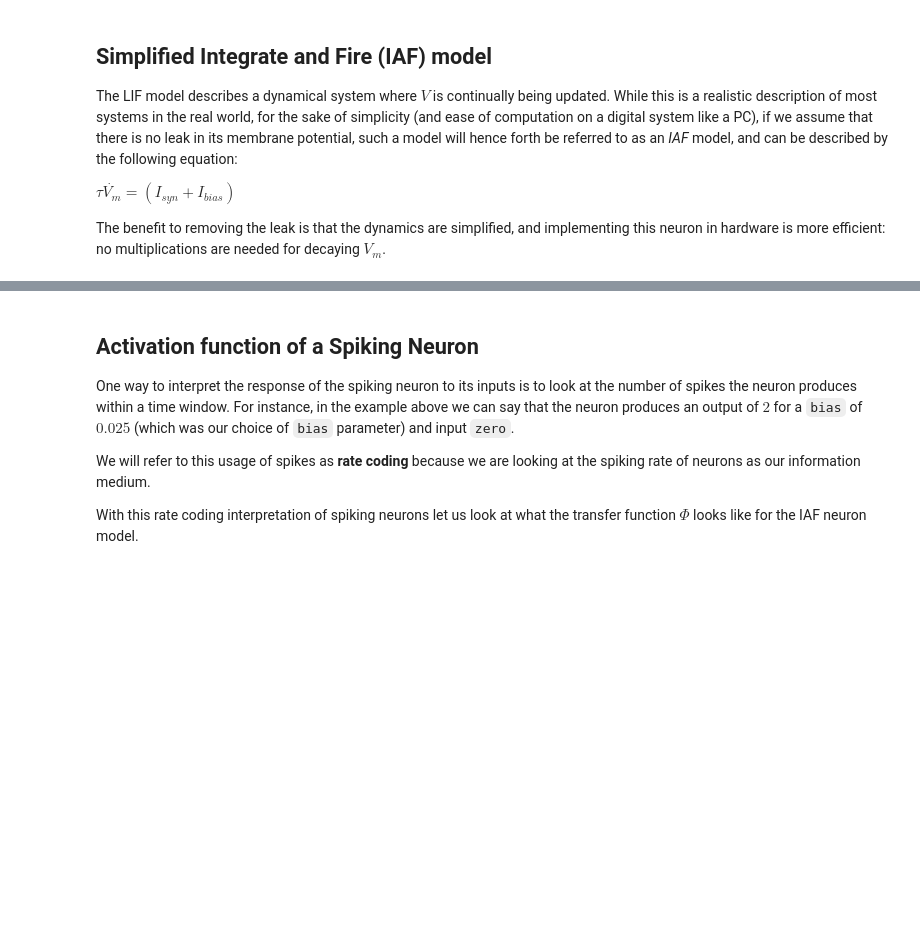
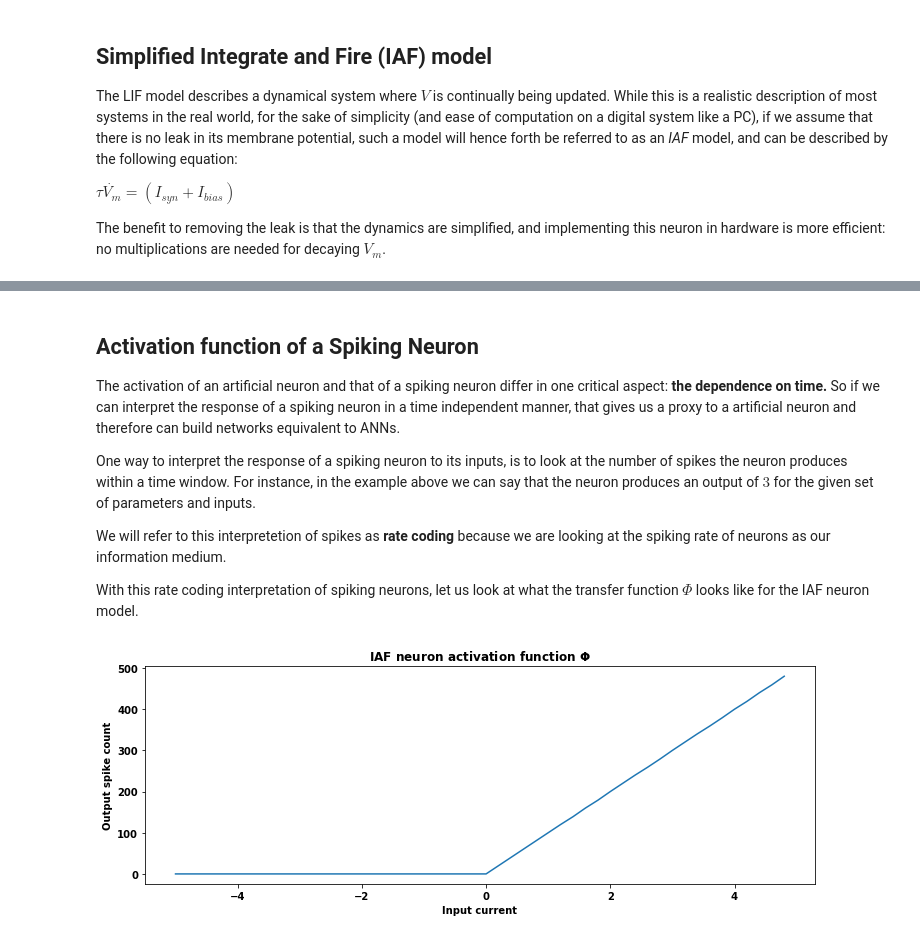
Before and after one commit to synsense/snn-workshop-amld-2020, a Jupyter notebook: Notebooks/1_IntroToSNNs/1_IntroToSNNs.ipynb, the cells around one changed output, grey strips where cells are left out. Cells and saved outputs as stored; diff of their text form; code cells hidden in the pictures; blank space fills up the shorter version.

```diff
--- a/Notebooks/1_IntroToSNNs/1_IntroToSNNs.ipynb
+++ b/Notebooks/1_IntroToSNNs/1_IntroToSNNs.ipynb
@@ -249,9 +256,47 @@ plt.ylabel('$V_m$');
 # %% [markdown]
 ## Activation function of a Spiking Neuron
 
+The activation of an artificial neuron and that of a spiking neuron differ in one critical aspect: **the dependence on time.** So if we can interpret the response of a spiking neuron in a time independent manner, that gives us a proxy to a artificial neuron and therefore can build networks equivalent to ANNs.
 
-One way to interpret the response of the spiking neuron to its inputs is to look at the number of spikes the neuron produces within a time window. For instance, in the example above we can say that the neuron produces an output of $2$ for a `bias` of $0.025$ (which was our choice of `bias` parameter) and input `zero`.
+One way to interpret the response of a spiking neuron to its inputs, is to look at the number of spikes the neuron produces within a time window. For instance, in the example above we can say that the neuron produces an output of $3$ for the given set of parameters and inputs.
 
-We will refer to this usage of spikes as **rate coding** because we are looking at the spiking rate of neurons as our information medium.
+We will refer to this interpretetion of spikes as **rate coding** because we are looking at the spiking rate of neurons as our information medium.
 
-With this rate coding interpretation of spiking neurons let us look at what the transfer function $\Phi$ looks like for the IAF neuron model.
+With this rate coding interpretation of spiking neurons, let us look at what the transfer function $\Phi$ looks like for the IAF neuron model.
+# %%
+# IAF neuron activation function
+import numpy as np
+
+# Define a neuron in 'SINABS'
+neuron = sl.SpikingLinearLayer(in_features=1, out_features=1, bias = True, threshold=1.0)
+
+# Define input spike vector with no spikes
+t_sim = 100
+inp = torch.zeros(t_sim, 1)
+
+spike_rates_out = []
+
+biases = np.arange(-5, 5, 0.2) # Range of inputs to iterate over
+
+for bias in biases:
+    # Reset the neuron
+    neuron.reset_states()
+    # Set a constant bias current to excite the neuron
+    neuron.linear.bias.data[:] = bias
+    # Output spike raster
+    with torch.no_grad():
+        # Simulate neuron for t_sim timesteps
+        out = neuron(inp)
+        """
+        Notice that we can do the entire simulation in one line,
+        unlike the code block earlier where we had a for loop to iterate over all time steps.
+        """
+        spike_rates_out.append(out.sum())
+
+plt.figure()
+plt.plot(biases, spike_rates_out)
+plt.title("IAF neuron activation function $\Phi$")
+plt.ylabel("Output spike count")
+_ = plt.xlabel("Input current")
+# %% [output]
+[figure, added]
```
Also changed, not shown: parts of 6 cells of this notebook.
